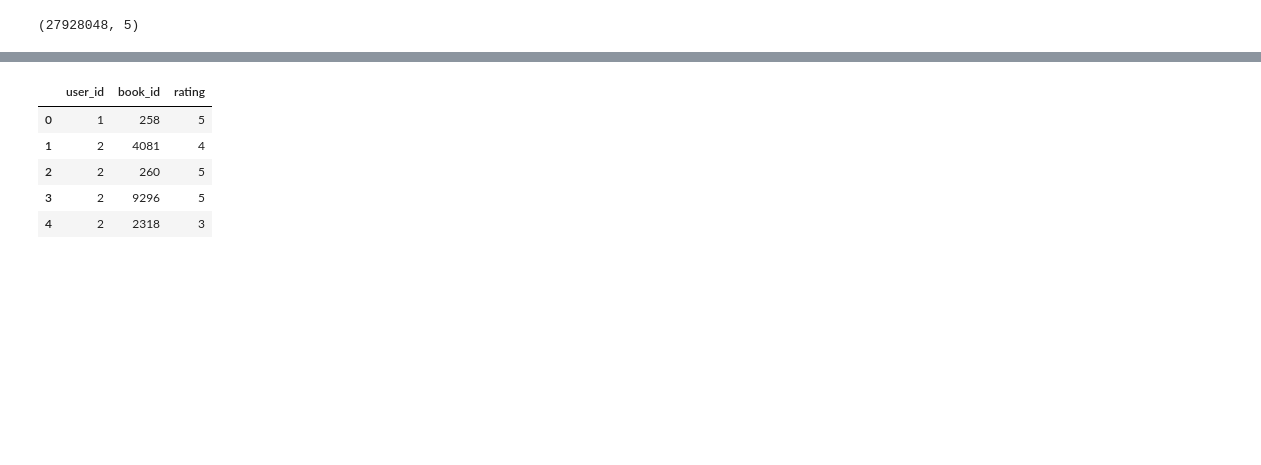
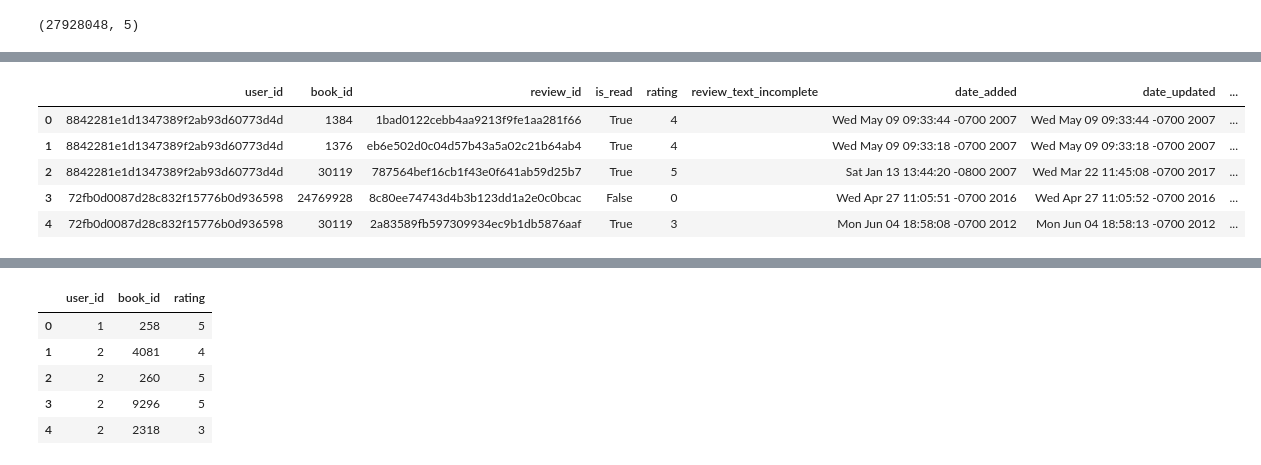
Before and after one commit to shelleylwang/goodreads-recommendations, a Jupyter notebook: data_cleaning_scratch.ipynb, the cells around one changed output, grey strips where cells are left out. Cells and saved outputs as stored; diff of their text form; code cells hidden in the pictures; blank space fills up the shorter version.

```diff
--- a/data_cleaning_scratch.ipynb
+++ b/data_cleaning_scratch.ipynb
@@ -108,0 +295,9 @@ gr_interactions.shape
+# %%
+poetry_interactions.head()
+# %% [output]
+|  | user_id | book_id | review_id | is_read | rating | review_text_incomplete | date_added | date_updated | ... |
+| 0 | 8842281e1d1347389f2ab93d60773d4d | 1384 | 1bad0122cebb4aa9213f9fe1aa281f66 | True | 4 |  | Wed May 09 09:33:44 -0700 2007 | Wed May 09 09:33:44 -0700 2007 | ... |
+| 1 | 8842281e1d1347389f2ab93d60773d4d | 1376 | eb6e502d0c04d57b43a5a02c21b64ab4 | True | 4 |  | Wed May 09 09:33:18 -0700 2007 | Wed May 09 09:33:18 -0700 2007 | ... |
+| 2 | 8842281e1d1347389f2ab93d60773d4d | 30119 | 787564bef16cb1f43e0f641ab59d25b7 | True | 5 |  | Sat Jan 13 13:44:20 -0800 2007 | Wed Mar 22 11:45:08 -0700 2017 | ... |
+| 3 | 72fb0d0087d28c832f15776b0d936598 | 24769928 | 8c80ee74743d4b3b123dd1a2e0c0bcac | False | 0 |  | Wed Apr 27 11:05:51 -0700 2016 | Wed Apr 27 11:05:52 -0700 2016 | ... |
+| 4 | 72fb0d0087d28c832f15776b0d936598 | 30119 | 2a83589fb597309934ec9b1db5876aaf | True | 3 |  | Mon Jun 04 18:58:08 -0700 2012 | Mon Jun 04 18:58:13 -0700 2012 | ... |
```
Also changed, not shown: parts of 25 cells of this notebook, 1 other file.
